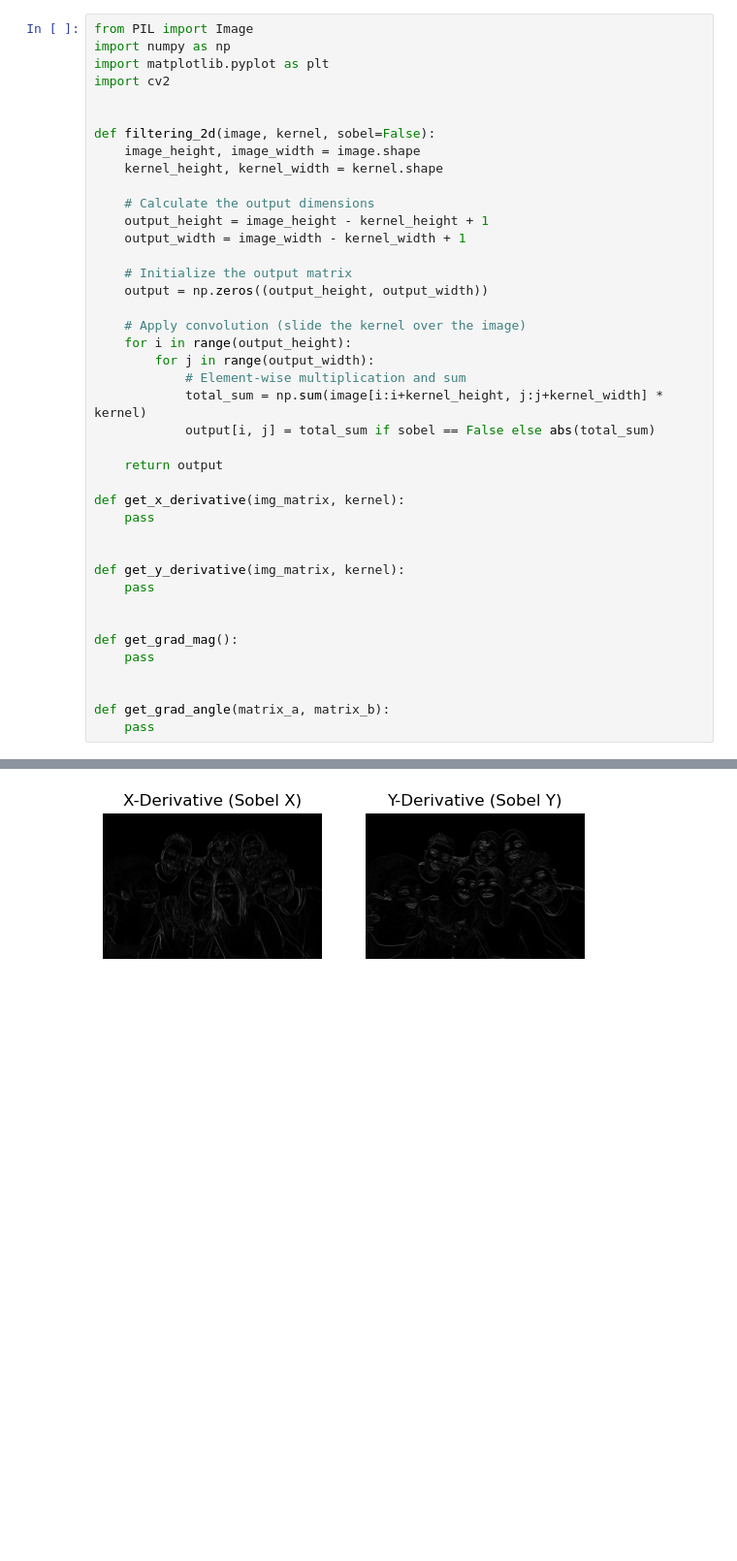
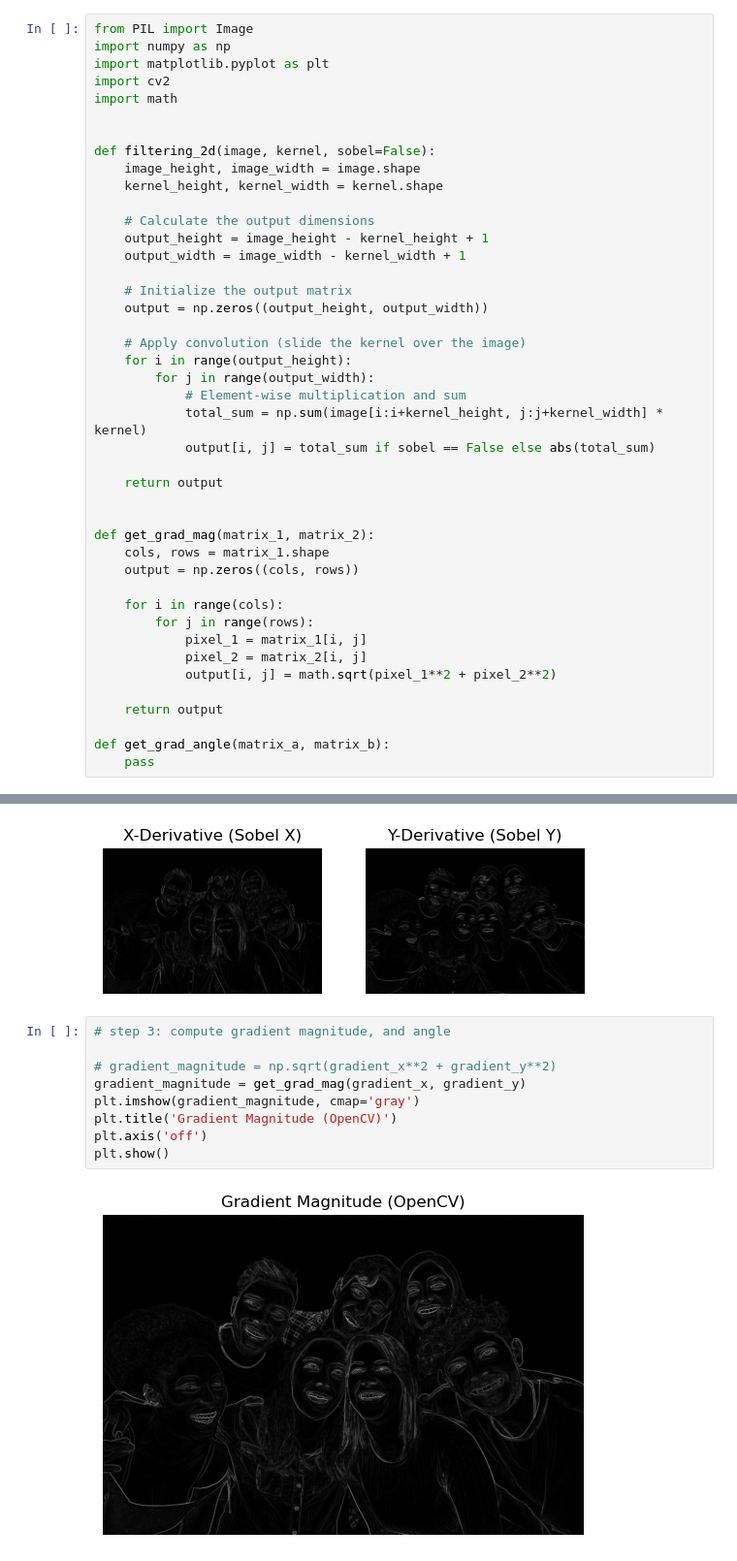
Before and after one commit to TAM360/computer-vision, a Jupyter notebook: assignment-1/canny-edge-detection.ipynb, the cells around one changed output, grey strips where cells are left out. Shown at 97% size. Drawn from its saved outputs; the diff is of its cells as text; blank space fills up the shorter version.

Commit message:
feat: Add function for gradient magnitude.

```diff
--- a/assignment-1/canny-edge-detection.ipynb
+++ b/assignment-1/canny-edge-detection.ipynb
@@ -3,6 +3,7 @@ from PIL import Image
 import numpy as np
 import matplotlib.pyplot as plt
 import cv2
+import math
 
 
 def filtering_2d(image, kernel, sobel=False):
@@ -25,17 +26,18 @@ def filtering_2d(image, kernel, sobel=False):
 
     return output
 
-def get_x_derivative(img_matrix, kernel):
-    pass
 
+def get_grad_mag(matrix_1, matrix_2):
+    cols, rows = matrix_1.shape
+    output = np.zeros((cols, rows))
 
-def get_y_derivative(img_matrix, kernel):
-    pass
+    for i in range(cols):
+        for j in range(rows):
+            pixel_1 = matrix_1[i, j]
+            pixel_2 = matrix_2[i, j]
+            output[i, j] = math.sqrt(pixel_1**2 + pixel_2**2)
 
-
-def get_grad_mag():
-    pass
-
+    return output
 
 def get_grad_angle(matrix_a, matrix_b):
     pass
@@ -151,3 +153,14 @@ gradient_y [[0. 0. 0. ... 0. 0. 0.]
  [0. 1. 7. ... 0. 0. 0.]
  [0. 1. 5. ... 0. 0. 0.]]
 [figure]
+# %%
+# step 3: compute gradient magnitude, and angle
+
+# gradient_magnitude = np.sqrt(gradient_x**2 + gradient_y**2)
+gradient_magnitude = get_grad_mag(gradient_x, gradient_y)
+plt.imshow(gradient_magnitude, cmap='gray')
+plt.title('Gradient Magnitude (OpenCV)')
+plt.axis('off')
+plt.show()
+# %% [output]
+[figure, added]
```
